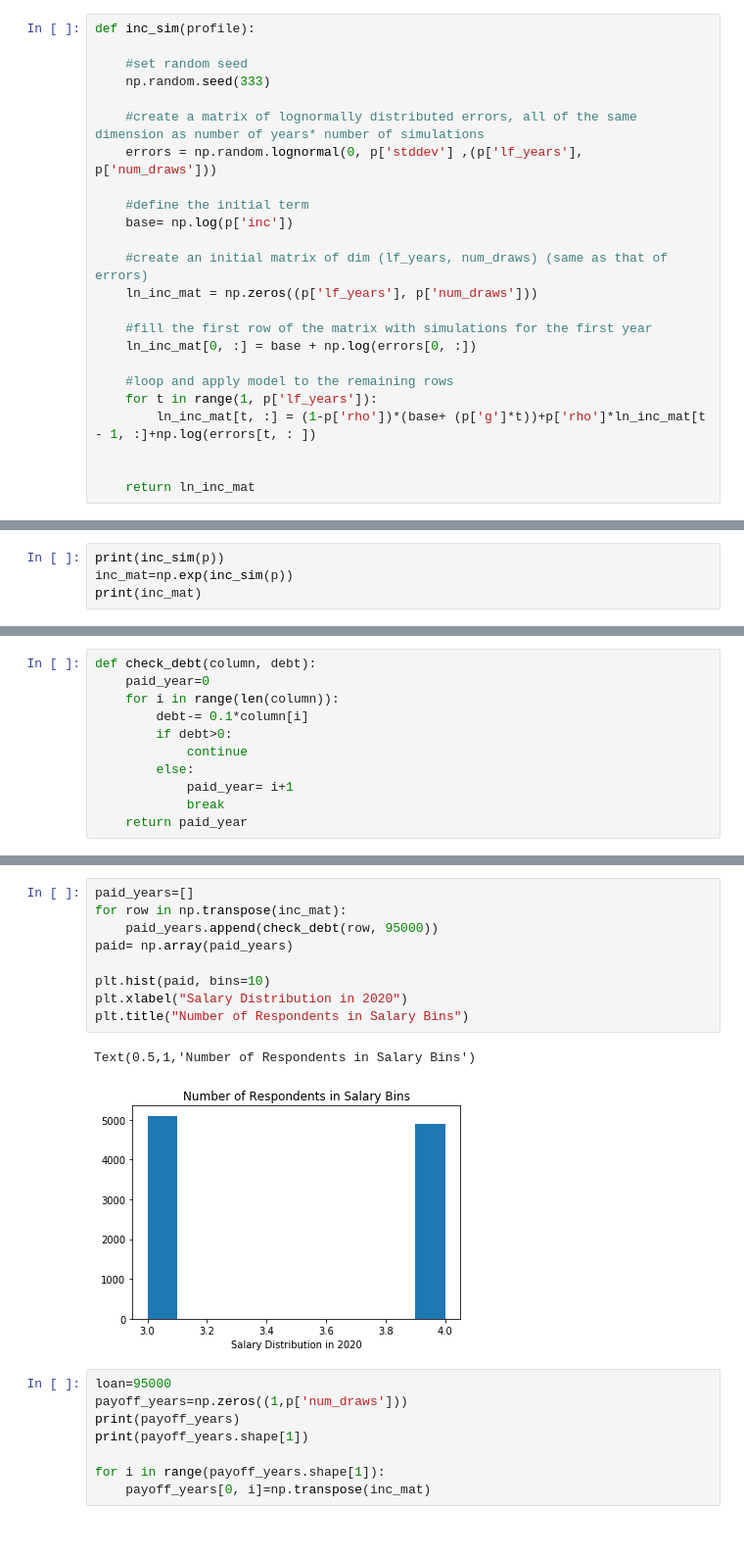
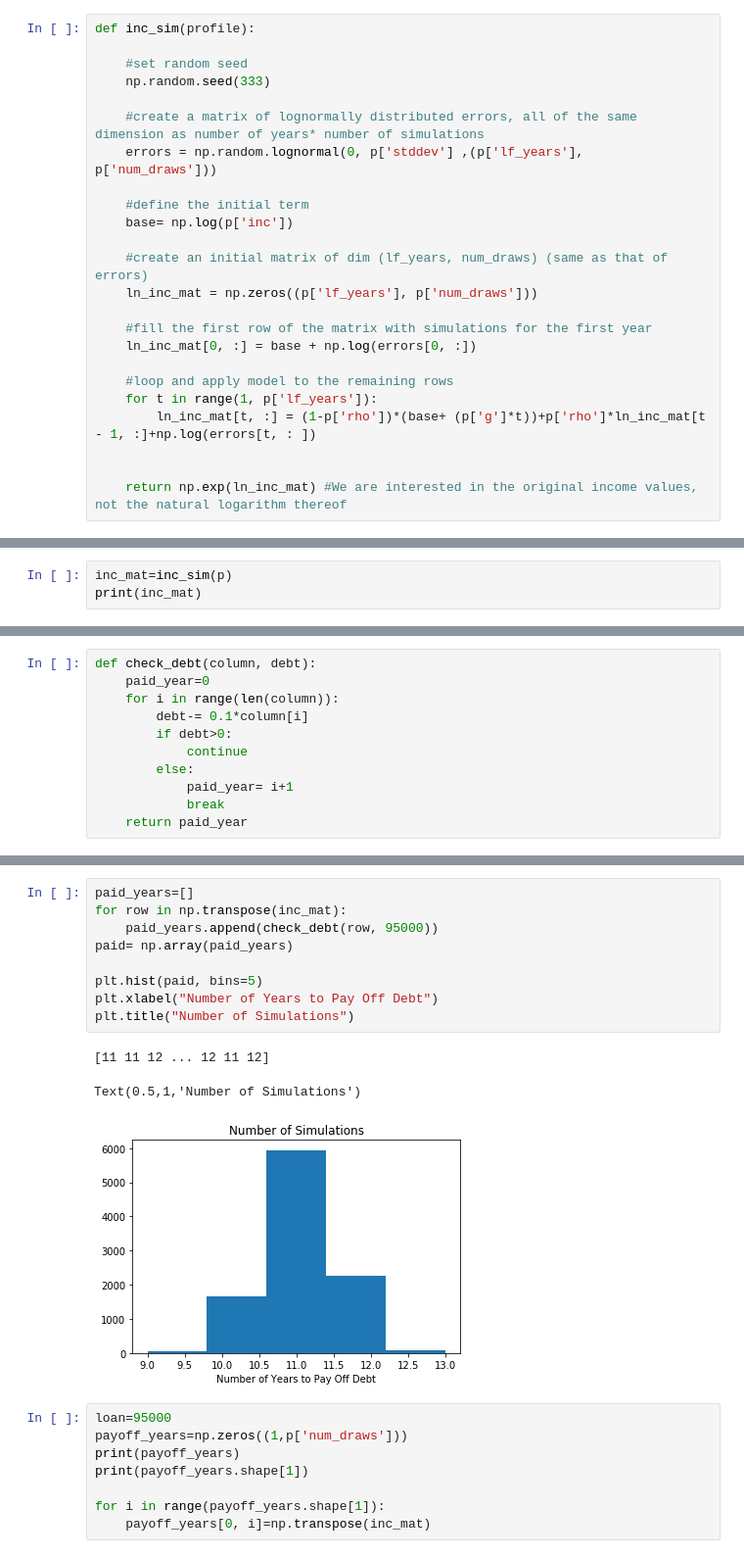
Before and after one commit to policyglot/persp-analysis_A18, a Jupyter notebook: Assignments/A3/Simulation_Exercise.ipynb, the cells around one changed output, grey strips where cells are left out. Shown: that part at 98% size. Saved outputs shown, nothing was run; the diff lists cells and outputs as text.

```diff
--- a/Assignments/A3/Simulation_Exercise.ipynb
+++ b/Assignments/A3/Simulation_Exercise.ipynb
@@ -58,7 +58,7 @@ def inc_sim(profile):
         ln_inc_mat[t, :] = (1-p['rho'])*(base+ (p['g']*t))+p['rho']*ln_inc_mat[t - 1, :]+np.log(errors[t, : ])
 
 
-    return ln_inc_mat
+    return np.exp(ln_inc_mat) #We are interested in the original income values, not the natural logarithm thereof
 # %%
 p = {   'inc'         : 80000,      #starting income
         'stddev'      : 0.13,       #standard deviation
@@ -87,5 +73,4 @@ array([[1.25011301, 1.04311365, 0.94017369, ..., 0.91957516, 1.35123931,
 # %%
-print(inc_sim(p))
-inc_mat=np.exp(inc_sim(p))
+inc_mat=inc_sim(p)
 print(inc_mat)
 # %% [output]
@@ -190,15 +154,16 @@ print(check_debt(firstline, 95000))
 # %%
 paid_years=[]
 for row in np.transpose(inc_mat):
     paid_years.append(check_debt(row, 95000))
 paid= np.array(paid_years)
 
-plt.hist(paid, bins=10)
-plt.xlabel("Salary Distribution in 2020")
-plt.title("Number of Respondents in Salary Bins")
+plt.hist(paid, bins=5)
+plt.xlabel("Number of Years to Pay Off Debt")
+plt.title("Number of Simulations")
 # %% [output]
-Text(0.5,1,'Number of Respondents in Salary Bins')
+[11 11 12 ... 12 11 12]
+Text(0.5,1,'Number of Simulations')
-[figure, old version]
+[figure, new version]
 # %%
 loan=95000
 payoff_years=np.zeros((1,p['num_draws']))
```
Also changed, not shown: parts of 12 cells of this notebook.
